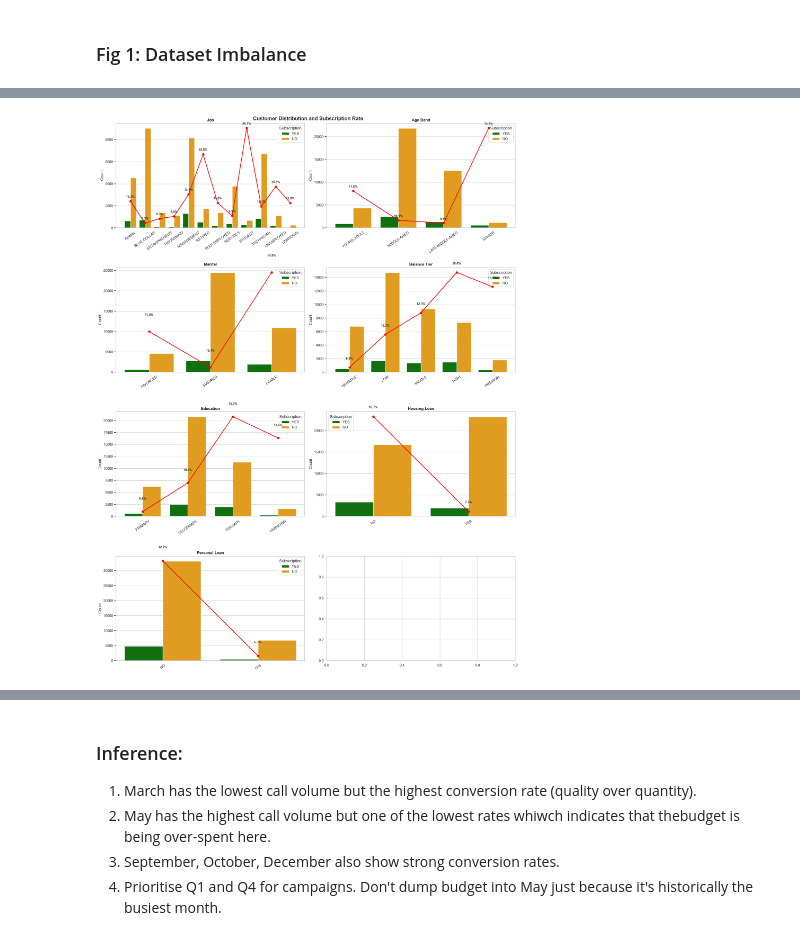
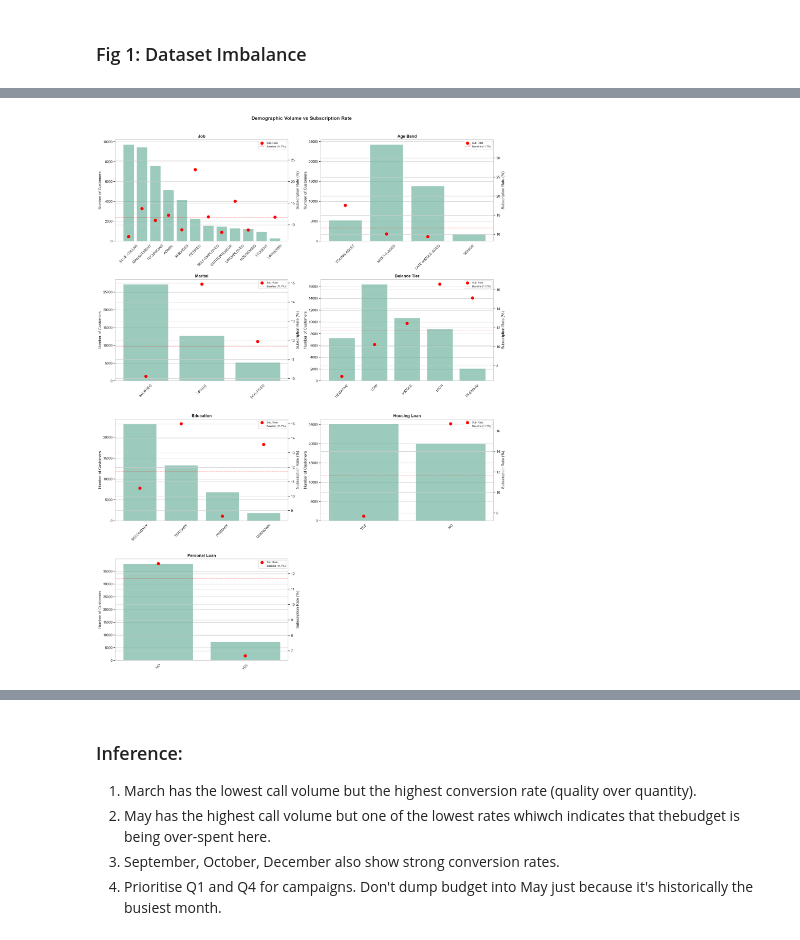
Before and after one commit to AsmiShirkeSamant/BANK-TERM-DEPOSIT-SUBSCRIPTION-PREDICTION, a Jupyter notebook: Propensity_v2.ipynb, the cells around one changed output, grey strips where cells are left out. Saved outputs shown, nothing was run; the diff lists cells and outputs as text; code cells hidden in the pictures.

```diff
--- a/Propensity_v2.ipynb
+++ b/Propensity_v2.ipynb
@@ -71,8 +67,8 @@ sns.set_theme(style='whitegrid', palette='Set2')
 # %%
-#loading the dataset
 data = pd.read_csv("bank-full.csv", sep=';')
 
-for col in data.select_dtypes('object'): data[col] = data[col].str.strip().str.upper()
+for col in data.select_dtypes('object'):
+    data[col] = data[col].str.strip().str.upper()
 
 data.head()
 # %% [output]
@@ -233,14 +219,0 @@ plt.show()
-# %%
-num_cols = ['age','balance','pdays','previous']
-
-fig, axes = plt.subplots(2,2, figsize=(16,8))
-axes = axes.flatten()
-
-for i,col in enumerate(num_cols):
-    sns.boxplot(y=data[col],ax=axes[i],color='skyblue')
-    axes[i].set_title(col.title())
-    axes[i].set_ylabel('')
-
-plt.suptitle('Outlier Analysis of Numerical Features',fontsize=16,fontweight='bold')
-plt.tight_layout()
-plt.show()
@@ -258,51 +230,54 @@ plt.show()
 Each panel shows bars (volume of customers) and red dots (subscription rate).
 The dashed red line is the overall baseline of 11.7%.
 # %%
-segments = {'Job': 'job',
-            'Age Band': 'age_band',
-            'Marital': 'marital',
-            'Balance Tier': 'tier',
-            'Education': 'education',
-            'Housing Loan': 'housing',
-            'Personal Loan': 'loan'}
+segments = {'Job':('job',False),
+            'Age Band':('age_band', False),
+            'Marital': ('marital',False),
+            'Balance Tier':('tier', False),
+            'Education':('education',False),
+            'Housing Loan':('housing',False),
+            'Personal Loan':('loan',False),}
 
-fixed_orders = {'age_band':['YOUNG-ADULT','MIDDLE-AGED','LATE-MIDDLE-AGED','SENIOR'],
-                'tier':['NEGATIVE','LOW','MIDDLE','HIGH','PREMIUM']}
+fixed_orders = {'age_band': ['YOUNG-ADULT', 'MIDDLE-AGED', 'LATE-MIDDLE-AGED', 'SENIOR'],
+                'tier':['NEGATIVE', 'LOW', 'MIDDLE', 'HIGH', 'PREMIUM'],}
 
-baseline = (data['y']=='YES').mean()*100
-fig, axes = plt.subplots(4,2,figsize=(18,24))
+baseline = (data['y'] == 'YES').mean() * 100
+
+fig, axes = plt.subplots(4, 2, figsize=(18, 24))
 axes = axes.flatten()
 
-for i,(title,col) in enumerate(segments.items()):
-    counts = pd.crosstab(data[col],data['y'])
-    counts['Rate'] = counts['YES']/(counts['YES']+counts['NO'])*100
-    counts = counts.reset_index()
+for i, (title, (col, _)) in enumerate(segments.items()):
+    stats = (data.groupby(col, observed=True)['y']
+             .agg(total='count', subscribers=lambda x: (x == 'YES').sum())
+             .assign(rate=lambda d: d['subscribers'] / d['total'] * 100).reset_index())
 
     if col in fixed_orders:
-        counts[col]=pd.Categorical(counts[col],categories=fixed_orders[col],ordered=True)
-        counts=counts.sort_values(col)
+        stats[col] = pd.Categorical(stats[col], categories=fixed_orders[col], ordered=True)
+        stats = stats.sort_values(col)
+    else:
+        stats = stats.sort_values('total', ascending=False)
 
-    counts_long = counts.melt(id_vars=[col,'Rate'],value_vars=['YES','NO'],var_name='Subscription',value_name='Count')
+    ax1 = axes[i]
+    ax2 = ax1.twinx()
 
-    ax1=axes[i]
-    ax2=ax1.twinx()
+    sns.barplot(data=stats, x=col, y='total', ax=ax1, alpha=0.7)
+    ax2.scatter(x=range(len(stats)), y=stats['rate'], color='red', s=80, zorder=5, label='Sub. Rate')
+    ax2.axhline(baseline, color='red', linestyle='--', linewidth=1,
+                alpha=0.5, label=f'Baseline ({baseline:.1f}%)')
 
-    sns.barplot(data=counts_long,x=col,y='Count',hue='Subscription',palette=['green','orange'],ax=ax1)
+    ax1.set_title(title, fontsize=13, fontweight='bold')
+    ax1.set_xlabel('')
+    ax1.set_ylabel('Number of Customers')
+    ax2.set_ylabel('Subscription Rate (%)')
+    ax1.tick_params(axis='x', rotation=45)
+    ax2.legend(loc='upper right', fontsize=8)
+axes[-1].set_visible(False)
 
-    ax2.plot(range(len(counts)),counts['Rate'],color='red',marker='o',linewidth=2)
-    for x,y in enumerate(counts['Rate']):
-        ax2.text(x,y+0.8,f'{y:.1f}%',ha='center',fontsize=9,fontweight='bold')
-
-    ax1.set_title(title,fontweight='bold')
-    ax1.set_xlabel('')
-    ax1.tick_params(axis='x',rotation=35)
-    ax2.get_yaxis().set_visible(False)
-
-plt.suptitle('Customer Distribution and Subscription Rate',fontsize=16,fontweight='bold')
+plt.suptitle('Demographic Volume vs Subscription Rate', fontsize=15, fontweight='bold', y=1.01)
 plt.tight_layout()
 plt.show()
 # %% [output]
-[figure, old version]
+[figure, new version]
 # %% [markdown]
 ### Inferences:
 
```
Also changed, not shown: parts of 32 cells of this notebook, 10 other files.
